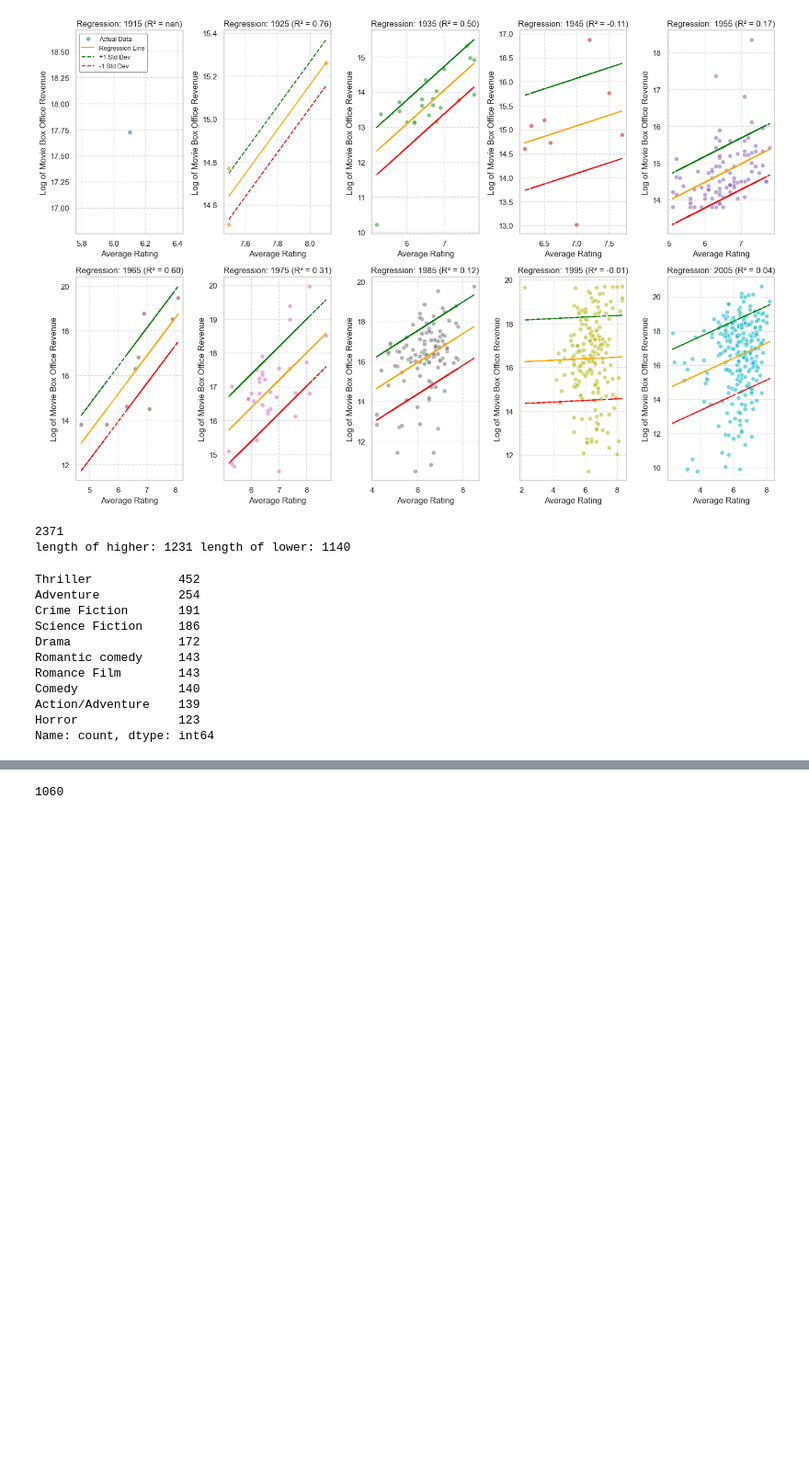
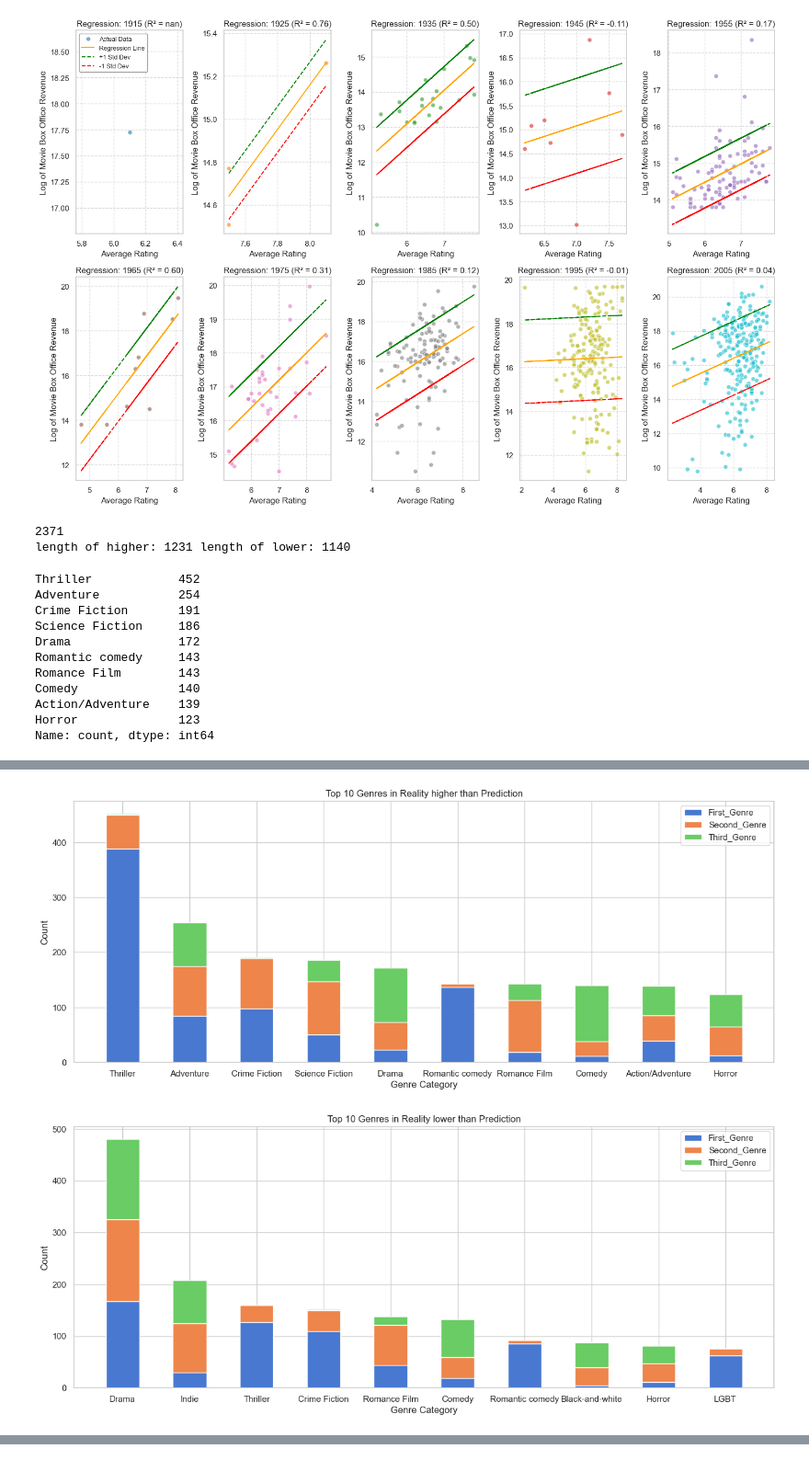
Before and after one commit to epfl-ada/ada-2024-project-dynamictitans, a Jupyter notebook: test1.ipynb, the cells around one changed output, grey strips where cells are left out. Shown at 92% size. Drawn from its saved outputs; the diff is of its cells as text; code cells hidden in the pictures; blank space fills up the shorter version.

```diff
--- a/test1.ipynb
+++ b/test1.ipynb
@@ -383,11 +371,3 @@ Comedy              140
 Action/Adventure    139
 Horror              123
 Name: count, dtype: int64
-# %%
-data = np.zeros((len(All_t10.index),3))
-i = 0
-for genre in All_t10.index:
-    data[i,0] = First_t10.get(genre, 0)
-    data[i,1] = Second_t10.get(genre, 0)
-    data[i,2] = Third_t10.get(genre, 0)
-    i = i + 1
@@ -394 +449,48 @@ for genre in All_t10.index:
+# %%
+categories_h = All_t10_h.index
+subcategories_h = ['First_Genre', 'Second_Genre', 'Third_Genre']
+categories_l = All_t10_l.index
+subcategories_l = ['First_Genre', 'Second_Genre', 'Third_Genre']
+# Set bar width and index offset
+bar_width = 0.5
+index_h = np.arange(len(categories_h))
+
+# Set figure size
+plt.figure(figsize=(16, 6))
+
+# Plot data for each subcategory in a stacked bar chart
+for i in range(len(subcategories_h)):
+    plt.bar(index_h, data_h[:, i], bar_width, label=subcategories_h[i], bottom=np.sum(data_h[:, :i], axis=1))
+
+# Add labels and title
+plt.xlabel('Genre Category')
+plt.ylabel('Count')
+plt.title('Top 10 Genres in Reality higher than Prediction')
+plt.xticks(index_h, categories_h)
+plt.legend()
+
+# Display the plot
+plt.show()
+
+index_l = np.arange(len(categories_l))
+
+# Set figure size
+plt.figure(figsize=(16, 6))
+
+# Plot data for each subcategory in a stacked bar chart
+for i in range(len(subcategories_l)):
+    plt.bar(index_l, data_l[:, i], bar_width, label=subcategories_l[i], bottom=np.sum(data_l[:, :i], axis=1))
+
+# Add labels and title
+plt.xlabel('Genre Category')
+plt.ylabel('Count')
+plt.title('Top 10 Genres in Reality lower than Prediction')
+plt.xticks(index_l, categories_l)
+plt.legend()
+
+# Display the plot
+plt.show()
+# %% [output]
+[figure, added]
+[figure, added]
 # %%
@@ -436,11 +536,6 @@ bars
 [interactive output not drawn]
 [interactive output not drawn]
 [interactive output not drawn]
-# %%
-higher['Number of genres'] = higher['Movie genres'].apply(lambda x: len(x) if isinstance(x, list) else 0)
-higher['Number of genres'][higher['Number of genres']>3].count()
-# %% [output]
-1060
 # %%
 # x=merged_final2['averageRating']
 # x = (x -x.mean())/x.std()
```
Also changed, not shown: parts of 9 cells of this notebook.
